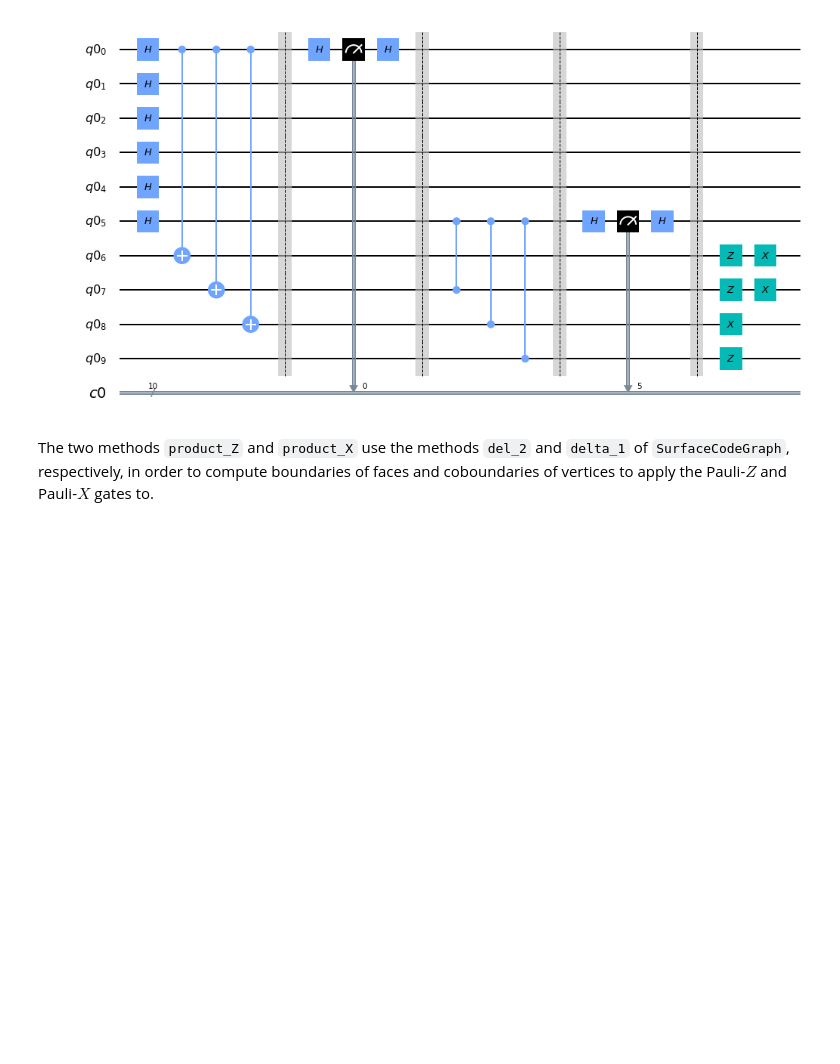
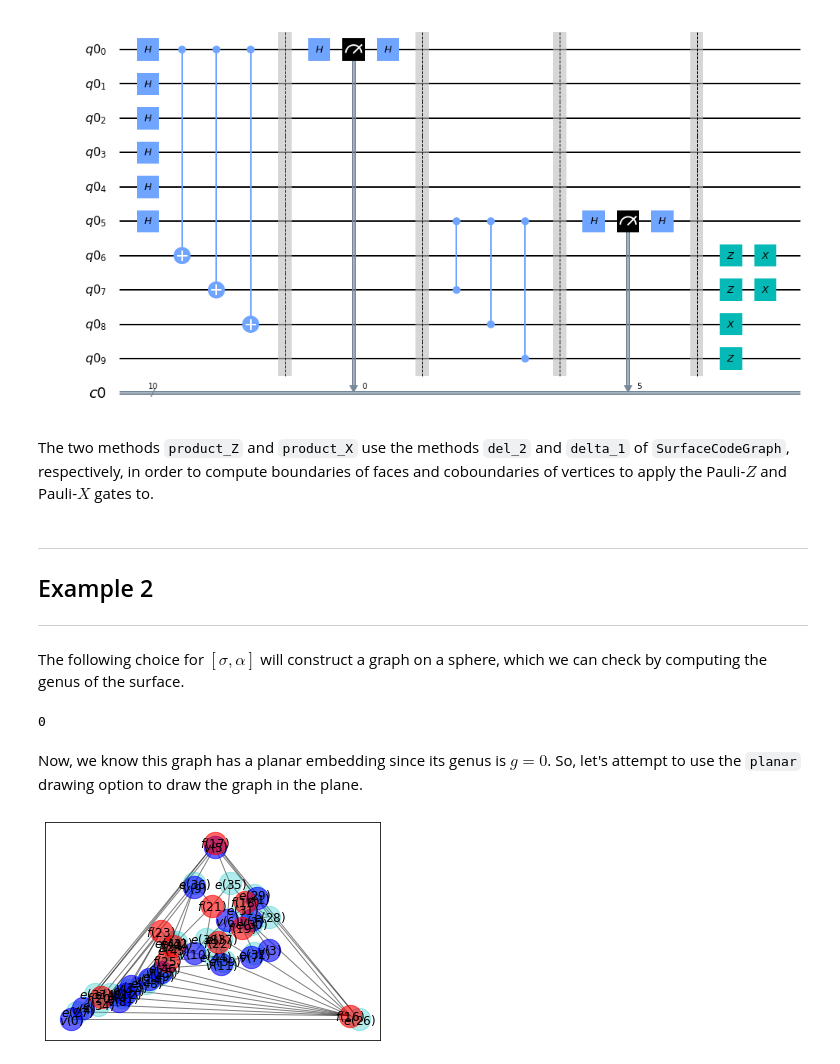
Before and after one commit to The-Singularity-Research/QISKit-Surface-Codes, a Jupyter notebook: Use Case Examples/surface_code_tutorial_2.ipynb, the cells around one changed output. Drawn from its saved outputs; the diff is of its cells as text; code cells hidden in the pictures; blank space fills up the shorter version.

```diff
--- a/Use Case Examples/surface_code_tutorial_2.ipynb
+++ b/Use Case Examples/surface_code_tutorial_2.ipynb
@@ -689,3 +737,23 @@ SCC.circ.draw('mpl')
 [figure]
 # %% [markdown]
 The two methods `product_Z` and `product_X` use the methods `del_2` and `delta_1` of `SurfaceCodeGraph`, respectively, in order to compute boundaries of faces and coboundaries of vertices to apply the Pauli-$Z$ and Pauli-$X$ gates to.
+# %% [markdown]
+---
+## Example 2
+---
+# %% [markdown]
+The following choice for $[\sigma, \alpha]$ will construct a graph on a sphere, which we can check by computing the genus of the surface.
+# %%
+sigma = ((0,1),(2,3,4),(5,6,7),(8,9),(10,11,12),(13,14,15,16),(17,18,19,20),(21,22,23),(24,25,26),(27,28,29,30),(31,32,33,34),(35,36,37),(38,39),(40,41,42),(43,44,45),(46,47))
+alpha = ((0,2),(1,10),(3,5),(4,14),(6,8),(7,18),(9,22),(11,13),(12,24),(15,17),(16,28),(19,21),(20,32),(23,36),(25,27),(26,38),(29,31),(30,41),(33,35),(34,44),(37,47),(39,40),(42,43),(45,46))
+# %%
+SCG = SurfaceCodeGraph(sigma, alpha)
+SCG.genus()
+# %% [output]
+0
+# %% [markdown]
+Now, we know this graph has a planar embedding since its genus is $g = 0$. So, let's attempt to use the `planar` drawing option to draw the graph in the plane.
+# %%
+SCG.draw('dict', 'planar')
+# %% [output]
+[figure, added]
```
Also changed, not shown: parts of 50 cells of this notebook, 1 other file.
